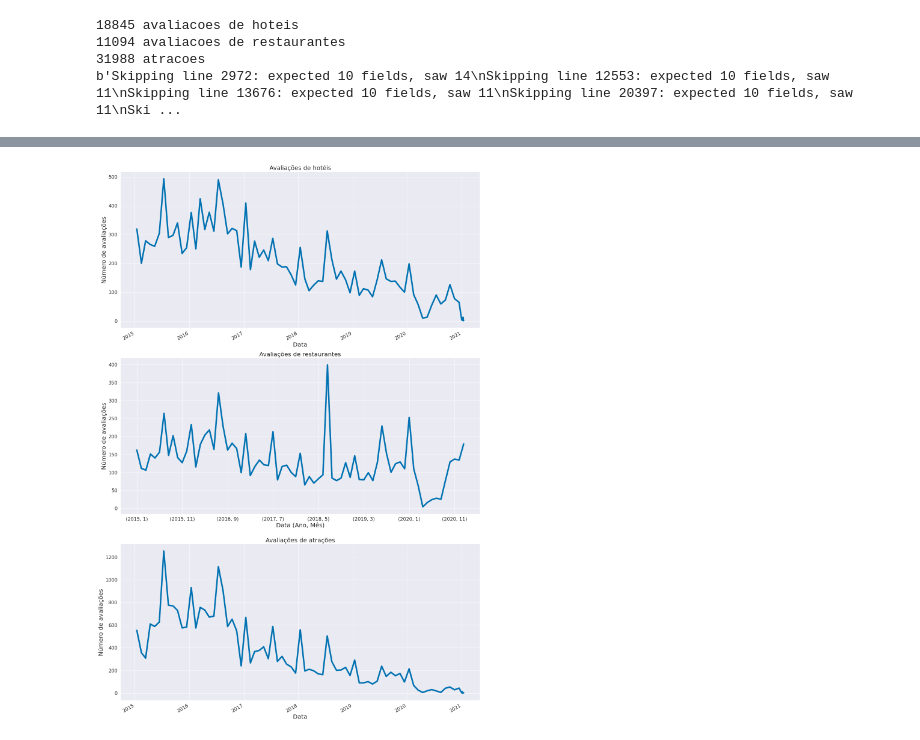
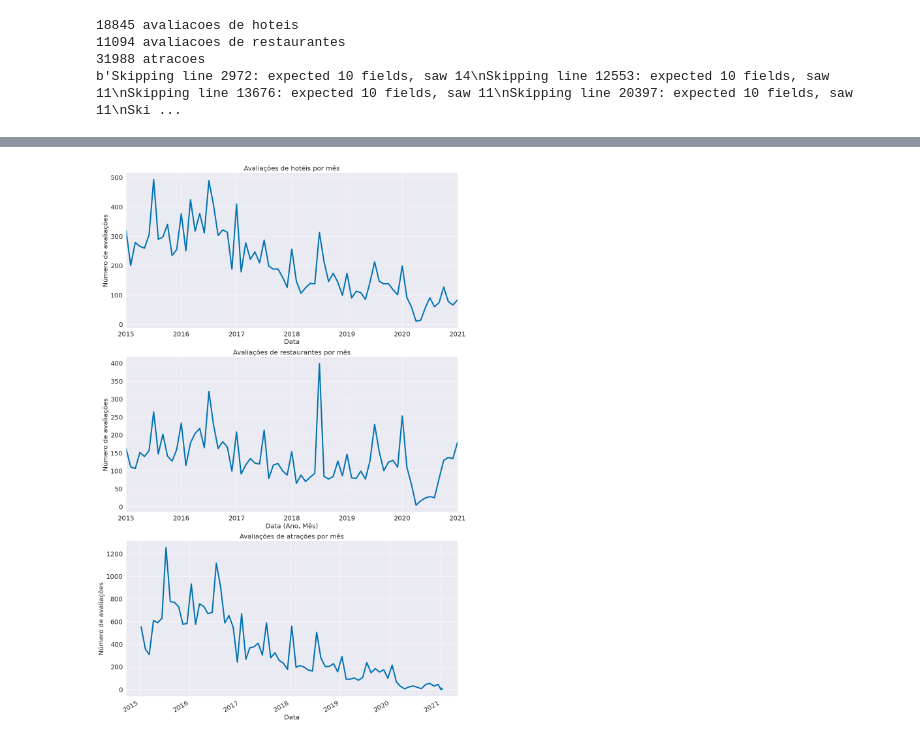
Before and after one commit to viengg/tripadvisor-scraper, a Jupyter notebook: analysis.ipynb, the cells around one changed output, grey strips where cells are left out. Saved outputs shown, nothing was run; the diff lists cells and outputs as text; code cells hidden in the pictures.

```diff
--- a/analysis.ipynb
+++ b/analysis.ipynb
@@ -17,6 +17,17 @@ plt.rcParams['lines.linewidth'] = 4
 plt.ion()
 plt.style.use('seaborn-colorblind')
 plt.rcParams['figure.figsize']  = (12, 8) # não sei o motivo, mas o use acima reseta o size.
+# %%
+def drop_indef(dataframe, coluna):
+    return dataframe[dataframe[coluna] != 'indef']
+
+def convert_to_datetime(dataframe, coluna_data):
+    return pd.to_datetime(dataframe[coluna_data])
+
+def get_recent_reviews(dataframe, coluna_data='data_avaliacao', ano=2014):
+    df_without_indef = drop_indef(dataframe, coluna_data)
+    df_without_indef[coluna_data] = convert_to_datetime(df_without_indef, coluna_data)
+    return df_without_indef[df_without_indef[coluna_data].dt.year > ano]
 # %%
 hoteis = pd.read_csv('Ouro Preto e Mariana/hoteis.csv').drop_duplicates()
 restaurantes = pd.read_csv('Ouro Preto e Mariana/restaurantes.csv').drop_duplicates()
@@ -64,16 +60,22 @@ avaliacoes_atracoes_recentes = avaliacoes_atracoes_sem_indef[avaliacoes_atracoes
+# %%
+avaliacoes_hoteis_recentes = get_recent_reviews(avaliacoes_hoteis)
+
+avaliacoes_restaurantes_recentes = get_recent_reviews(avaliacoes_restaurantes)
+
+avaliacoes_atracoes_recentes = get_recent_reviews(avaliacoes_atracoes)
 # %%
 gb = avaliacoes_hoteis_recentes.groupby(avaliacoes_hoteis_recentes['data_avaliacao'])['estabelecimento']
-comentarios_por_dia_hoteis = gb.count()
+comentarios_por_mes_hoteis = gb.count()
 gb = avaliacoes_hoteis_recentes.groupby(avaliacoes_hoteis_recentes['data_avaliacao'].dt.year)['estabelecimento']
 comentarios_por_ano_hoteis = gb.count()
 
-gb = avaliacoes_restaurantes_recentes.groupby([avaliacoes_restaurantes_recentes['data_avaliacao'].dt.year,
-                                            avaliacoes_restaurantes_recentes['data_avaliacao'].dt.month])['estabelecimento']
-comentarios_por_dia_restaurantes = gb.count()
+#gb = avaliacoes_restaurantes_recentes.groupby([avaliacoes_restaurantes_recentes['data_avaliacao'].dt.year,
+#                                            avaliacoes_restaurantes_recentes['data_avaliacao'].dt.month])['estabelecimento']
+comentarios_por_mes_restaurantes = avaliacoes_restaurantes_recentes.set_index('data_avaliacao')['estabelecimento'].resample('M').count()
 gb = avaliacoes_hoteis_recentes.groupby(avaliacoes_hoteis_recentes['data_avaliacao'].dt.year)['estabelecimento']
 comentarios_por_ano_restaurantes = gb.count()
 
 gb = avaliacoes_atracoes_recentes.groupby(avaliacoes_atracoes_recentes['data_avaliacao'])['estabelecimento']
-comentarios_por_dia_atracoes = gb.count()
+comentarios_por_mes_atracoes = gb.count()
 gb = avaliacoes_atracoes_recentes.groupby(avaliacoes_atracoes_recentes['data_avaliacao'].dt.year)['estabelecimento']
 comentarios_por_ano_atracoes = gb.count()
@@ -80,16 +96,16 @@ comentarios_por_ano_atracoes = gb.count()
 # %%
-fig, (ax1, ax2, ax3) = plt.subplots(nrows=3, figsize=(18, 26))
+fig, (ax1, ax2, ax3) = plt.subplots(nrows=3, figsize=(16, 24))
 
-comentarios_por_dia_hoteis.plot(ax=ax1, fontsize=16, lw=5)
+comentarios_por_mes_hoteis.plot(ax=ax1)
 ax1.set(xlabel='Data', ylabel='Número de avaliações')
-ax1.set_title("Avaliações de hotéis")
-comentarios_por_dia_restaurantes.plot(ax=ax2, fontsize=16, lw=5)
+ax1.set_title("Avaliações de hotéis por mês")
+comentarios_por_mes_restaurantes.plot(ax=ax2)
 ax2.set(xlabel='Data (Ano, Mês)', ylabel='Número de avaliações')
-ax2.set_title("Avaliações de restaurantes")
-comentarios_por_dia_atracoes.plot(ax=ax3, fontsize=16, lw=5)
+ax2.set_title("Avaliações de restaurantes por mês")
+comentarios_por_mes_atracoes.plot(ax=ax3)
 ax3.set(xlabel='Data', ylabel='Número de avaliações')
-ax3.set_title("Avaliações de atrações")
+ax3.set_title("Avaliações de atrações por mês")
 
 plt.tight_layout()
 # %% [output]
-[figure, old version]
+[figure, new version]
```
Also changed, not shown: parts of 13 cells of this notebook.
